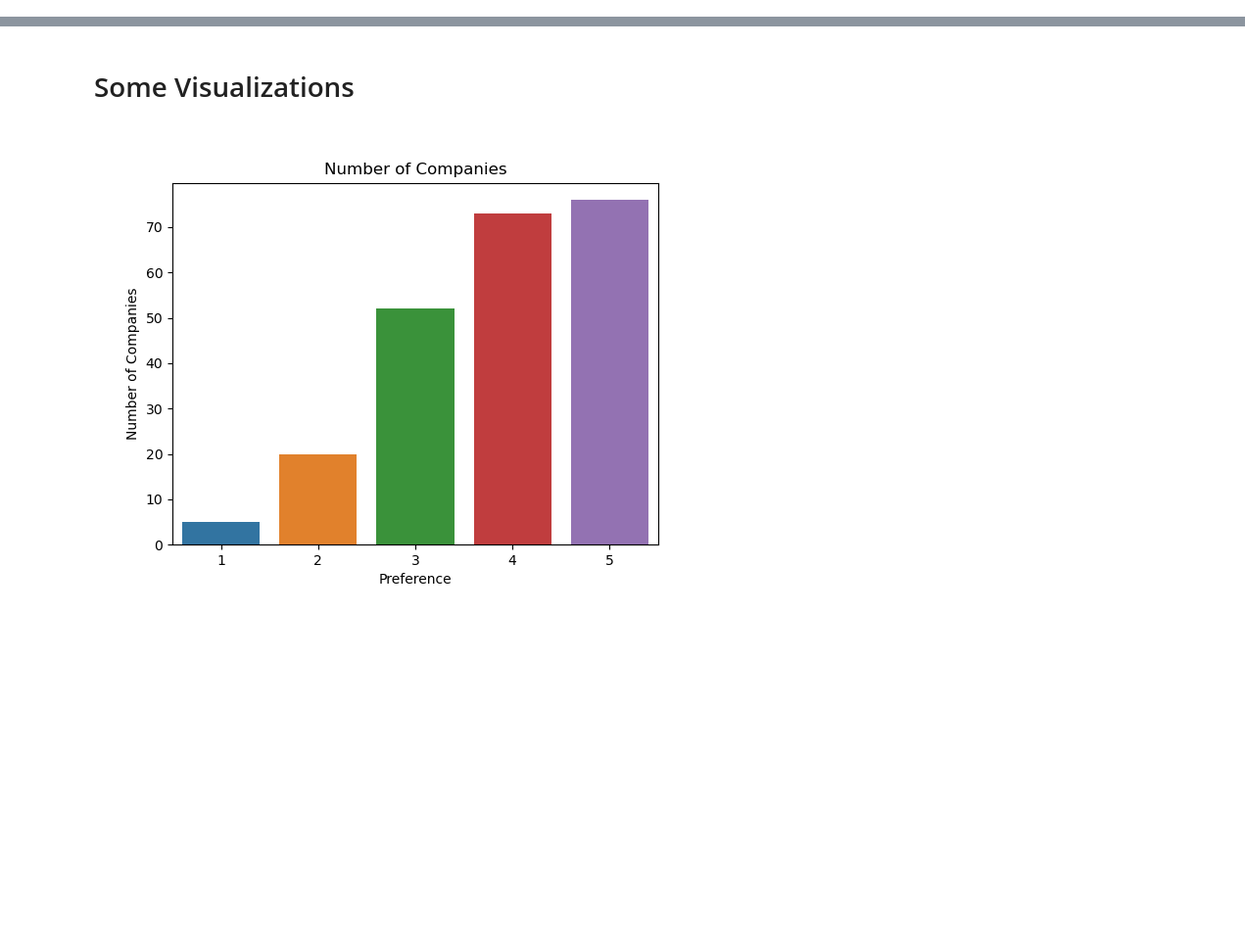
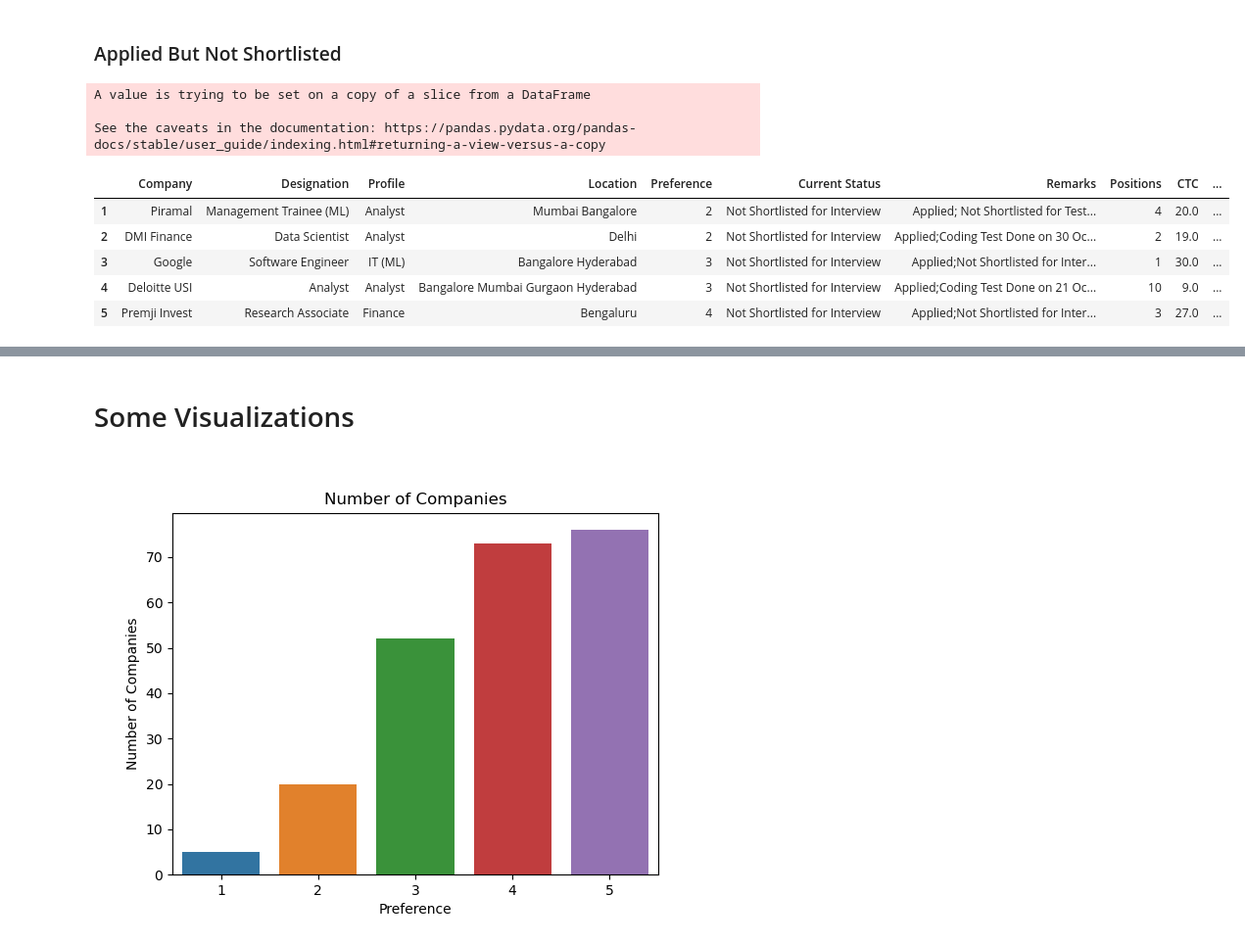
Before and after one commit to Hari31416/Placement, a Jupyter notebook: Companies/To_HTML.ipynb, the cells around one changed output, grey strips where cells are left out. Shown at 98% size. Cells and saved outputs as stored; diff of their text form; code cells hidden in the pictures; blank space fills up the shorter version.

```diff
--- a/Companies/To_HTML.ipynb
+++ b/Companies/To_HTML.ipynb
@@ -45,0 +49,7 @@ c.sort_values(by=["Preference", "CTC", "Positions"], inplace=True, ascending=[Tr
+# %%
+def get_not_shortlisted(col):
+    if str(col) == "nan":
+        return False
+    if "not shortlisted" in col.lower():
+        return True
+    return False
@@ -56,0 +104,18 @@ c.head()
+# %% [markdown]
+### Applied But Not Shortlisted
+# %%
+c_napp = c[c["Remarks"].apply(get_not_shortlisted)]
+c_napp.reset_index(inplace=True, drop=True)
+c_napp.drop(columns=["Applied"], inplace=True)
+c_napp.set_index(np.arange(1, len(c_napp) + 1), inplace=True)
+c_napp.head()
+# %% [output]
+A value is trying to be set on a copy of a slice from a DataFrame
+
+See the caveats in the documentation: https://pandas.pydata.org/pandas-docs/stable/user_guide/indexing.html#returning-a-view-versus-a-copy
+|  | Company | Designation | Profile | Location | Preference | Current Status | Remarks | Positions | CTC | ... |
+| 1 | Piramal | Management Trainee (ML) | Analyst | Mumbai Bangalore | 2 | Not Shortlisted for Interview | Applied; Not Shortlisted for Test... | 4 | 20.0 | ... |
+| 2 | DMI Finance | Data Scientist | Analyst | Delhi | 2 | Not Shortlisted for Interview | Applied;Coding Test Done on 30 Oc... | 2 | 19.0 | ... |
+| 3 | Google | Software Engineer | IT (ML) | Bangalore Hyderabad | 3 | Not Shortlisted for Interview | Applied;Not Shortlisted for Inter... | 1 | 30.0 | ... |
+| 4 | Deloitte USI | Analyst | Analyst | Bangalore Mumbai Gurgaon Hyderabad | 3 | Not Shortlisted for Interview | Applied;Coding Test Done on 21 Oc... | 10 | 9.0 | ... |
+| 5 | Premji Invest | Research Associate | Finance | Bengaluru | 4 | Not Shortlisted for Interview | Applied;Not Shortlisted for Inter... | 3 | 27.0 | ... |
```
Also changed, not shown: parts of 20 cells of this notebook, 3 other files.
